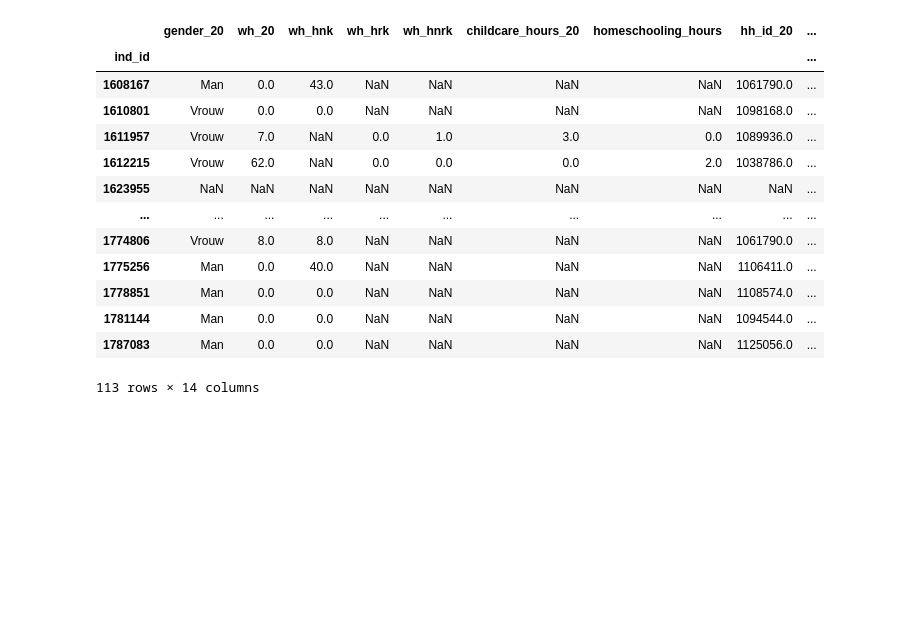
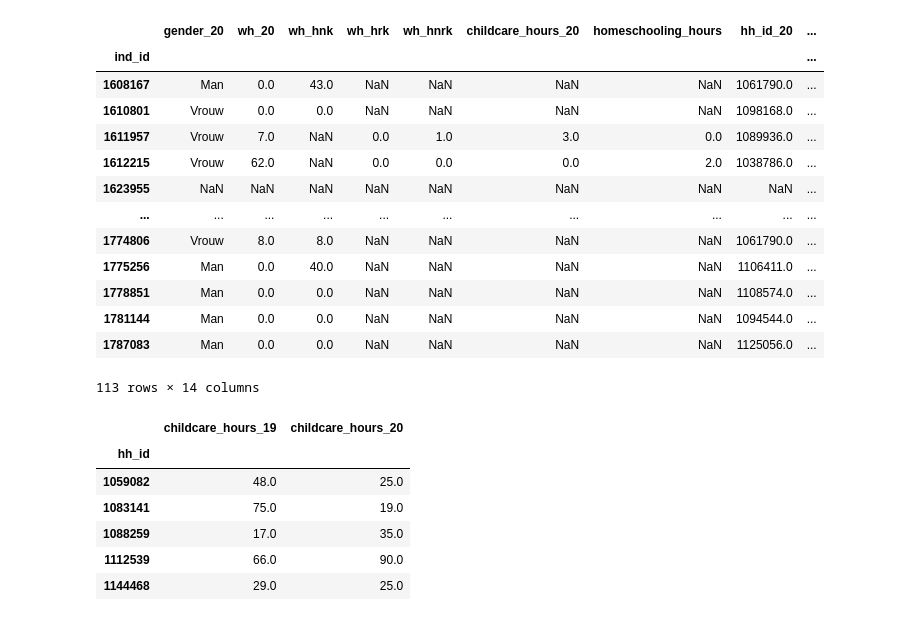
Before and after one commit to PurtiS/bugger_heads, a Jupyter notebook: inclassexercise.ipynb, the cells around one changed output. Cells and saved outputs as stored; diff of their text form; code cells hidden in the pictures; blank space fills up the shorter version.

Commit message:
child hours

```diff
--- a/inclassexercise.ipynb
+++ b/inclassexercise.ipynb
@@ -289,5 +289,24 @@ apr_2020p.set_index('ind_id').join(nov_2019.set_index('ind_id'), how='outer',lsu
 # %%
 df_merged = pd.merge(apr_2020p,nov_2019,on=['ind_id','hh_id'],how='outer',suffixes=['_20','_19'])
 # df_merged.groupby('hh_id').['ind_id'].count()
+
+# drop na
+df_merged = df_merged.dropna(subset='childcare_hours_20')
+df_merged = df_merged.dropna(subset='childcare_hours_19')
+# drop 0
+df_merged = df_merged[df_merged['childcare_hours_19']>0].copy()
+df_merged = df_merged[df_merged['childcare_hours_20']>0].copy()
+
+# keep only households with more than 1 individual
 sub_df = df_merged[df_merged.groupby('hh_id').ind_id.transform('count')>1].copy()
-# sub_df.groupby('hh_id')['ind_id'].count().unique()
+sub_df.groupby('hh_id')['ind_id'].count().unique()
+# df_merged.columns
+sub_df.groupby('hh_id')[['childcare_hours_19','childcare_hours_20']].sum()
+# %% [output]
+|  | childcare_hours_19 | childcare_hours_20 |
+| hh_id |  |  |
+| 1059082 | 48.0 | 25.0 |
+| 1083141 | 75.0 | 19.0 |
+| 1088259 | 17.0 | 35.0 |
+| 1112539 | 66.0 | 90.0 |
+| 1144468 | 29.0 | 25.0 |
```
